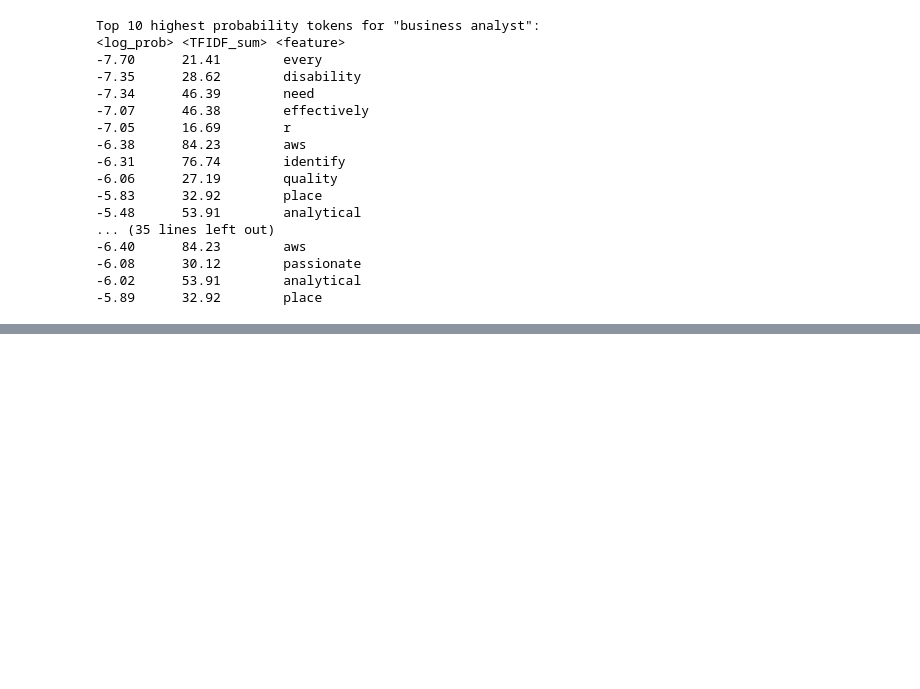
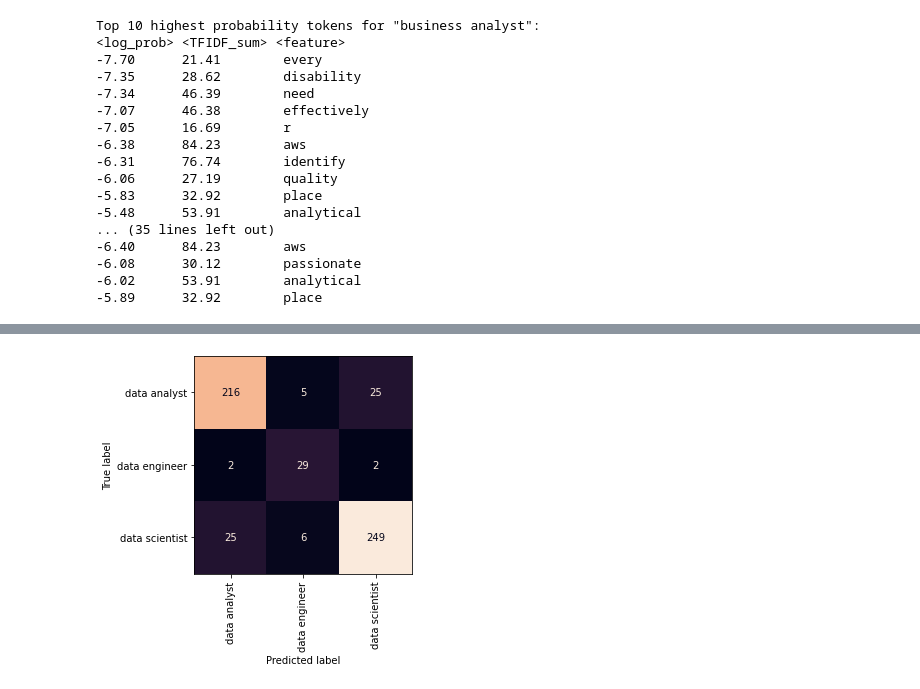
Before and after one commit to adin786/jobs-analysis, a Jupyter notebook: jobs-analysis-nlp.ipynb, the cells around one changed output, grey strips where cells are left out. Saved outputs shown, nothing was run; the diff lists cells and outputs as text; code cells hidden in the pictures; blank space fills up the shorter version.

```diff
--- a/jobs-analysis-nlp.ipynb
+++ b/jobs-analysis-nlp.ipynb
@@ -747,0 +1007,5 @@ words_to_remove
+# %%
+plot_confusion_matrix(tune_clf.best_estimator_, X_train, y_train, values_format='d', xticks_rotation='vertical',
+                        cmap='rocket',colorbar=False);
+# %% [output]
+[figure, added]
```
Also changed, not shown: parts of 26 cells of this notebook, 1 other file.
